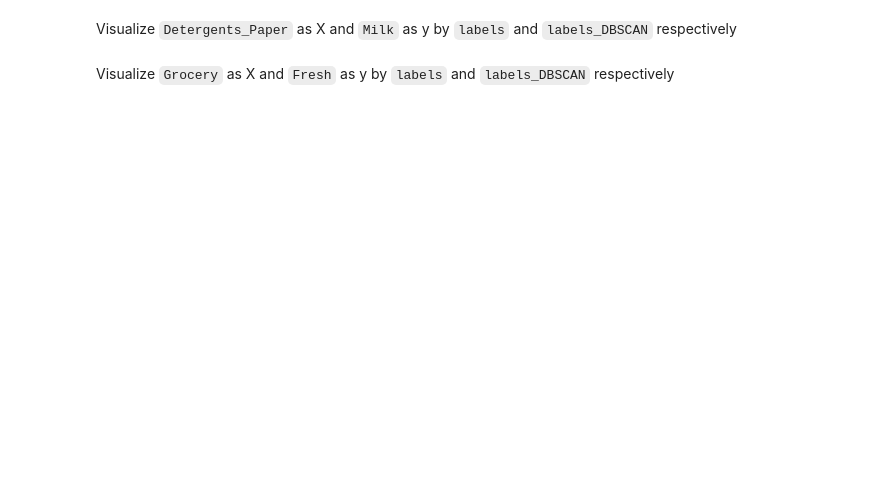
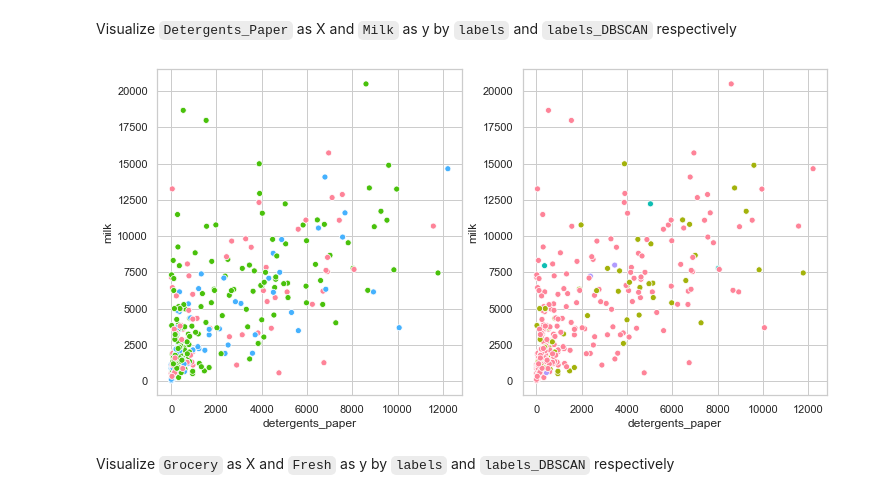
Before and after one commit to rjbarrantes/datamia0819, a Jupyter notebook: module-3/lab-unsupervised-learning/your-code/main.ipynb, the cells around one changed output. Drawn from its saved outputs; the diff is of its cells as text; code cells hidden in the pictures; blank space fills up the shorter version.

```diff
--- a/module-3/lab-unsupervised-learning/your-code/main.ipynb
+++ b/module-3/lab-unsupervised-learning/your-code/main.ipynb
@@ -226,2 +292,15 @@ Visualize `Detergents_Paper` as X and `Milk` as y by `labels` and `labels_DBSCAN
+# %%
+fig, ax = plt.subplots(1, 2, figsize = (12, 6))
+sns.set_style('whitegrid')
+sns.set_context('notebook')
+customers['labels_kmeans'] = labels_kmeans
+customers['labels_dbscan'] = labels_dbscan
+
+sns.relplot(x = 'detergents_paper', y = 'milk', hue = 'labels_kmeans', palette = kmeans_palette, data = customers, ax = ax[0])
+plt.close()
+sns.relplot(x = 'detergents_paper', y = 'milk', hue = 'labels_dbscan', palette = dbscan_palette, data = customers, ax = ax[1])
+plt.close()
+# %% [output]
+[figure, added]
 # %% [markdown]
 Visualize `Grocery` as X and `Fresh` as y by `labels` and `labels_DBSCAN` respectively
```
Also changed, not shown: parts of 36 cells of this notebook, 7 other files.
